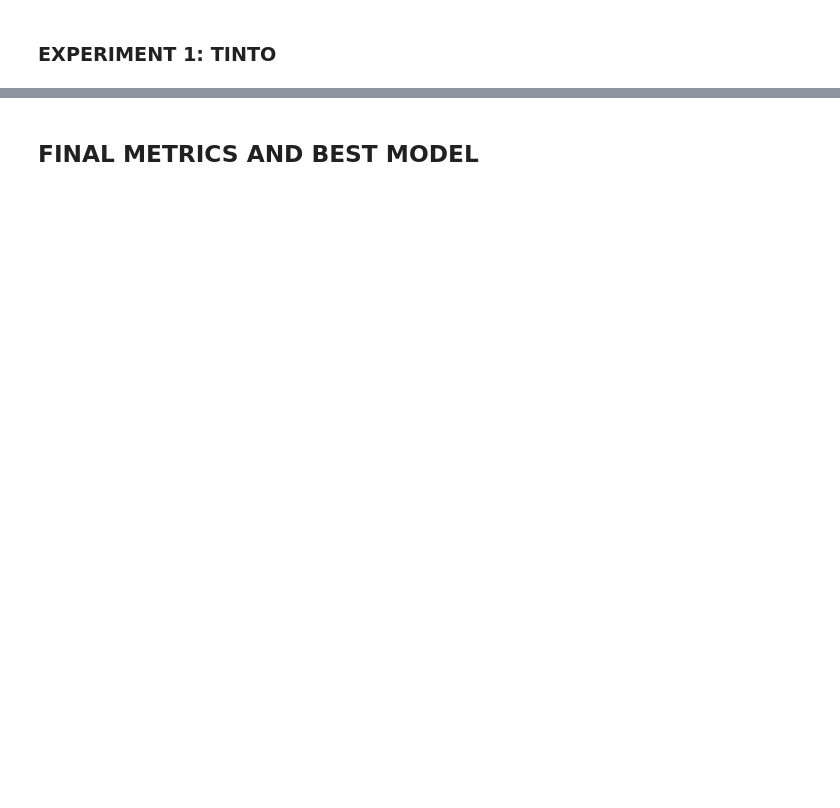
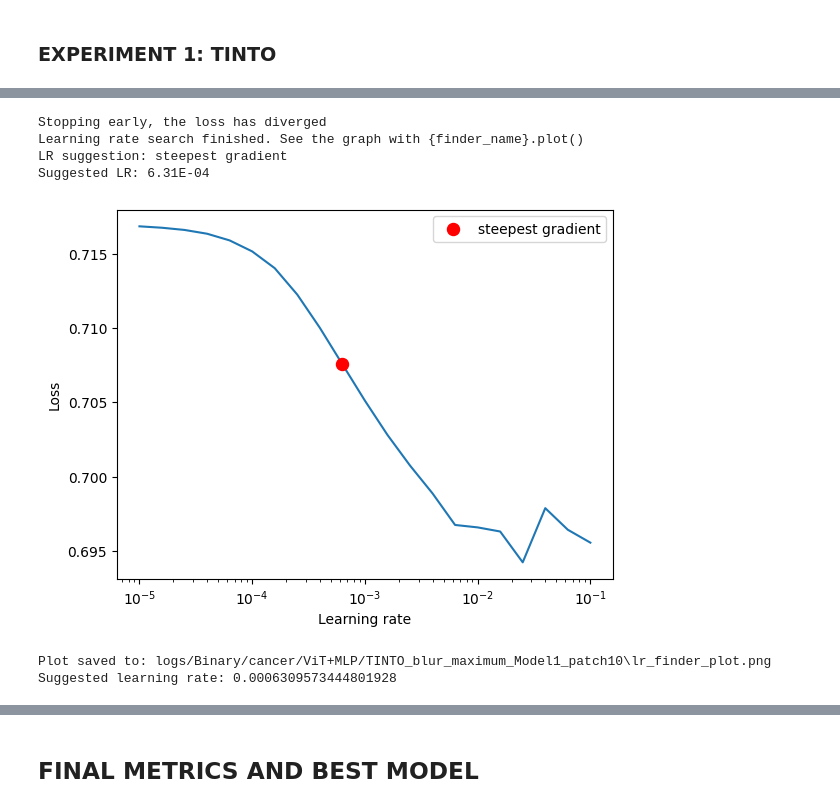
Before and after one commit to oeg-upm/TINTOlib-Crash_Course, a Jupyter notebook: 1_Notebooks/Pytorch/Pytorch_Binary-ViT+MLP-LRFinder+OneCycleLR.ipynb, the cells around one changed output, grey strips where cells are left out. Saved outputs shown, nothing was run; the diff lists cells and outputs as text; code cells hidden in the pictures; blank space fills up the shorter version.

```diff
--- a/1_Notebooks/Pytorch/Pytorch_Binary-ViT+MLP-LRFinder+OneCycleLR.ipynb
+++ b/1_Notebooks/Pytorch/Pytorch_Binary-ViT+MLP-LRFinder+OneCycleLR.ipynb
@@ -1442,2 +790,0 @@ images_folder = f"./HyNNImages/Binary/{dataset_name}/images_{dataset_name}_{name
-# %%
-train_loader, val_loader, test_loader, attributes, imgs_shape  = load_and_preprocess_data(images_folder, image_model, problem_type, batch_size=batch_size)
@@ -1475,2 +790,0 @@ images_folder = f"./HyNNImages/Binary/{dataset_name}/images_{dataset_name}_{name
-# %%
-train_loader, val_loader, test_loader, attributes, imgs_shape  = load_and_preprocess_data(images_folder, image_model, problem_type, batch_size=batch_size)
@@ -1510,2 +790,0 @@ images_folder = f"./HyNNImages/Binary/{dataset_name}/images_{dataset_name}_{name
-# %%
-train_loader, val_loader, test_loader, attributes, imgs_shape  = load_and_preprocess_data(images_folder, image_model, problem_type, batch_size=batch_size)
@@ -1528,0 +791,5 @@ model2_metrics = safe_compile_and_fit(model2, train_loader, val_loader, test_loa
+# %%
+patch_size = 10
+# %%
+lr = run_lr_finder(Model1, patch_size, attributes, imgs_shape, dataset_name, f"{name}_Model1_patch10", train_loader, val_loader, num_iter=num_epochs)
+# %% [output]
@@ -1528,0 +797,7 @@ model2_metrics = safe_compile_and_fit(model2, train_loader, val_loader, test_loa
+Stopping early, the loss has diverged
+Learning rate search finished. See the graph with {finder_name}.plot()
+LR suggestion: steepest gradient
+Suggested LR: 6.31E-04
+[figure, added]
+Plot saved to: logs/Binary/cancer/ViT+MLP/TINTO_blur_maximum_Model1_patch10\lr_finder_plot.png
+Suggested learning rate: 0.0006309573444801928
```
Also changed, not shown: parts of 229 cells of this notebook, 8 other files.
